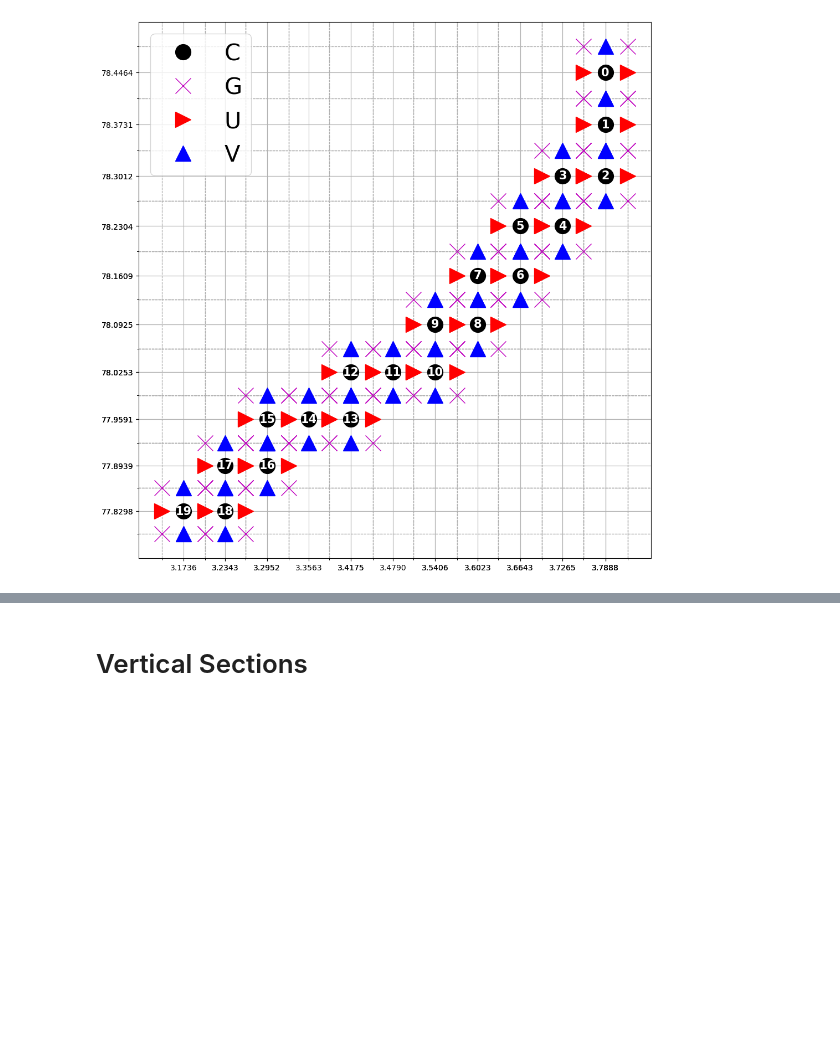
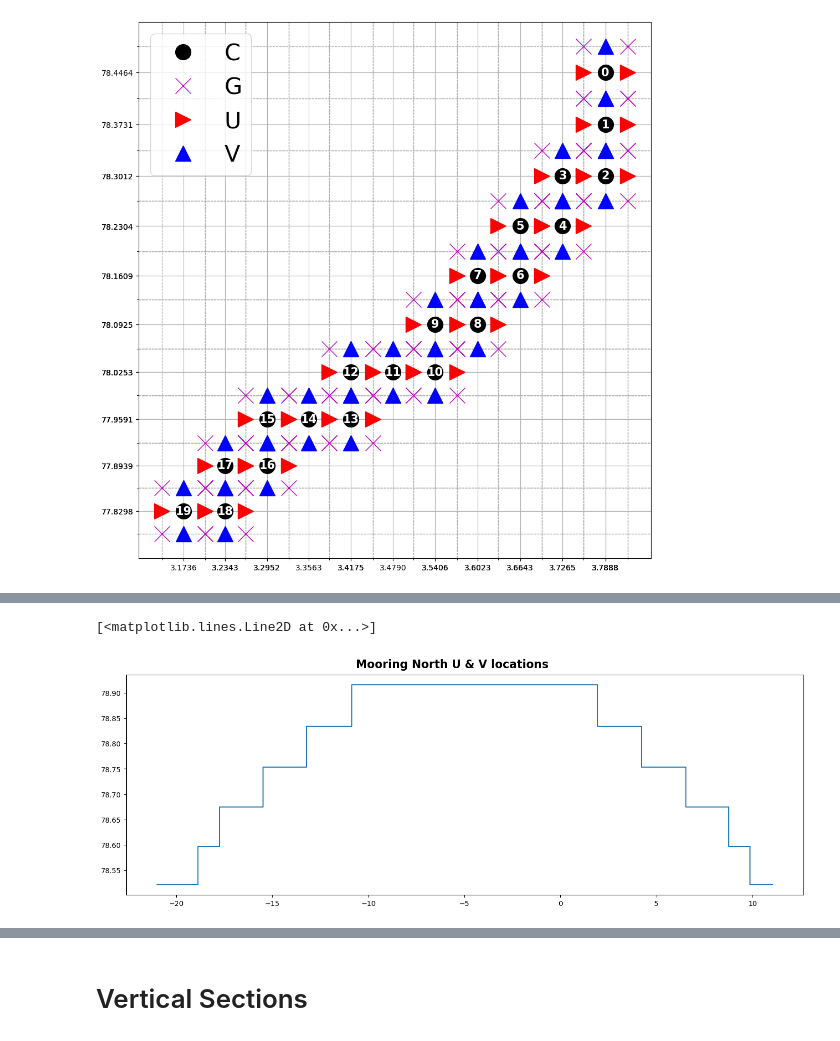
Before and after one commit to EirikKvamme/MScEirik, a Jupyter notebook: FreshWater/FW_budget.ipynb, the cells around one changed output, grey strips where cells are left out. Drawn from its saved outputs; the diff is of its cells as text; code cells hidden in the pictures; blank space fills up the shorter version.

```diff
--- a/FreshWater/FW_budget.ipynb
+++ b/FreshWater/FW_budget.ipynb
@@ -146,0 +228,11 @@ ax.grid(which="minor", linestyle="--")
+# %%
+fig, ax = plt.subplots(figsize=(14,5),layout='constrained')
+fig.suptitle('Mooring North U & V locations',fontweight='bold',fontsize=16)
+
+XC = [mooring_north["XC"][x].values[0][0] for x in mooring_north['mooring']]
+YC = [mooring_north["YC"][x].values[0][0] for x in mooring_north['mooring']]
+
+ax.plot(XC,YC)
+# %% [output]
+[<matplotlib.lines.Line2D at 0x...>]
+[figure, added]
```
Also changed, not shown: parts of 12 cells of this notebook, 1 other file.
